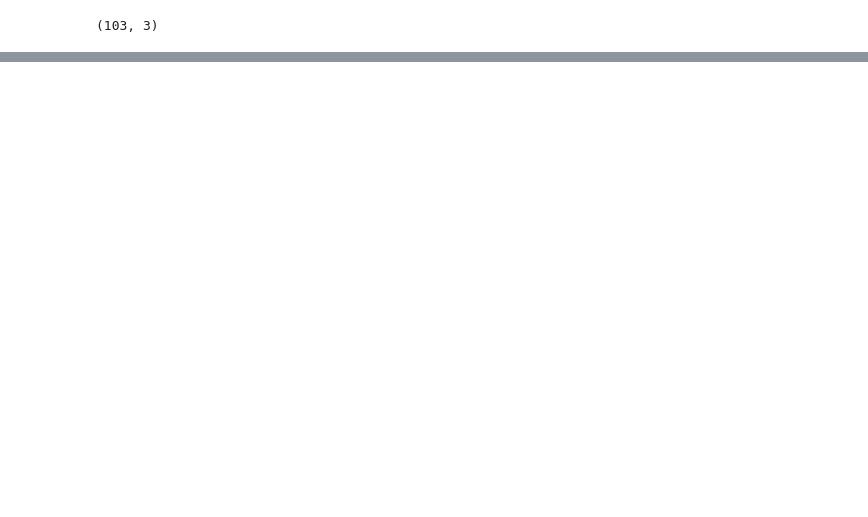
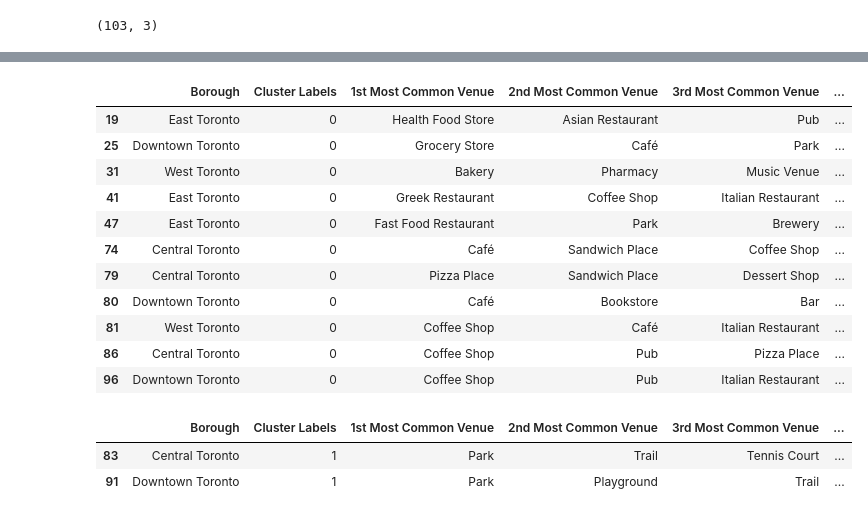
Before and after one commit to janelleamet/Coursera_Capstone, a Jupyter notebook: Segmenting & Clustering Neighbourhoods in Toronto.ipynb, the cells around one changed output, grey strips where cells are left out. Cells and saved outputs as stored; diff of their text form; code cells hidden in the pictures; blank space fills up the shorter version.

```diff
--- a/Segmenting & Clustering Neighbourhoods in Toronto.ipynb
+++ b/Segmenting & Clustering Neighbourhoods in Toronto.ipynb
@@ -97,0 +377,4 @@ df.shape
+# %%
+# Group rows by neighbourhood and by taking the mean of the frequency of occurrence of each category
+toronto_grouped = toronto_onehot.groupby('Neighbourhood').mean().reset_index()
+toronto_grouped
@@ -97,0 +404,7 @@ df.shape
+# %%
+# Create a function to sort the most common venues in each neighbourhood in descending order.
+def return_most_common_venues(row, num_top_venues):
+    row_categories = row.iloc[1:]
+    row_categories_sorted = row_categories.sort_values(ascending=False)
+
+    return row_categories_sorted.index.values[0:num_top_venues]
@@ -97,0 +440,12 @@ df.shape
+# %%
+# Run k-means to cluster the neighborhood into 5 clusters.
+# set number of clusters
+kclusters = 5
+
+toronto_grouped_clustering = toronto_grouped.drop('Neighbourhood', 1)
+
+# run k-means clustering
+kmeans = KMeans(n_clusters=kclusters, random_state=0).fit(toronto_grouped_clustering)
+
+# check cluster labels generated for each row in the dataframe
+kmeans.labels_[0:10]
@@ -97,0 +454,11 @@ df.shape
+# %%
+# Create a new dataframe that includes the cluster as well as the top 10 venues for each neighborhood.
+# add clustering labels
+neighborhoods_venues_sorted.insert(0, 'Cluster Labels', kmeans.labels_)
+
+toronto_merged = df_toronto
+
+# merge manhattan_grouped with manhattan_data to add latitude/longitude for each neighborhood
+toronto_merged = toronto_merged.join(neighborhoods_venues_sorted.set_index('Neighbourhood'), on='Neighbourhood')
+
+toronto_merged.head() # check the dataframe
@@ -97,0 +499,24 @@ df.shape
+# %%
+# Examine each cluster and determine the discriminating venue categories that distinguish each cluster.
+# Cluster 1
+toronto_merged.loc[toronto_merged['Cluster Labels'] == 0, toronto_merged.columns[[1] + list(range(5, toronto_merged.shape[1]))]]
+# %% [output]
+|  | Borough | Cluster Labels | 1st Most Common Venue | 2nd Most Common Venue | 3rd Most Common Venue | ... |
+| 19 | East Toronto | 0 | Health Food Store | Asian Restaurant | Pub | ... |
+| 25 | Downtown Toronto | 0 | Grocery Store | Café | Park | ... |
+| 31 | West Toronto | 0 | Bakery | Pharmacy | Music Venue | ... |
+| 41 | East Toronto | 0 | Greek Restaurant | Coffee Shop | Italian Restaurant | ... |
+| 47 | East Toronto | 0 | Fast Food Restaurant | Park | Brewery | ... |
+| 74 | Central Toronto | 0 | Café | Sandwich Place | Coffee Shop | ... |
+| 79 | Central Toronto | 0 | Pizza Place | Sandwich Place | Dessert Shop | ... |
+| 80 | Downtown Toronto | 0 | Café | Bookstore | Bar | ... |
+| 81 | West Toronto | 0 | Coffee Shop | Café | Italian Restaurant | ... |
+| 86 | Central Toronto | 0 | Coffee Shop | Pub | Pizza Place | ... |
+| 96 | Downtown Toronto | 0 | Coffee Shop | Pub | Italian Restaurant | ... |
+# %%
+# Cluster 2
+toronto_merged.loc[toronto_merged['Cluster Labels'] == 1, toronto_merged.columns[[1] + list(range(5, toronto_merged.shape[1]))]]
+# %% [output]
+|  | Borough | Cluster Labels | 1st Most Common Venue | 2nd Most Common Venue | 3rd Most Common Venue | ... |
+| 83 | Central Toronto | 1 | Park | Trail | Tennis Court | ... |
+| 91 | Downtown Toronto | 1 | Park | Playground | Trail | ... |
```
Also changed, not shown: parts of 34 cells of this notebook.
